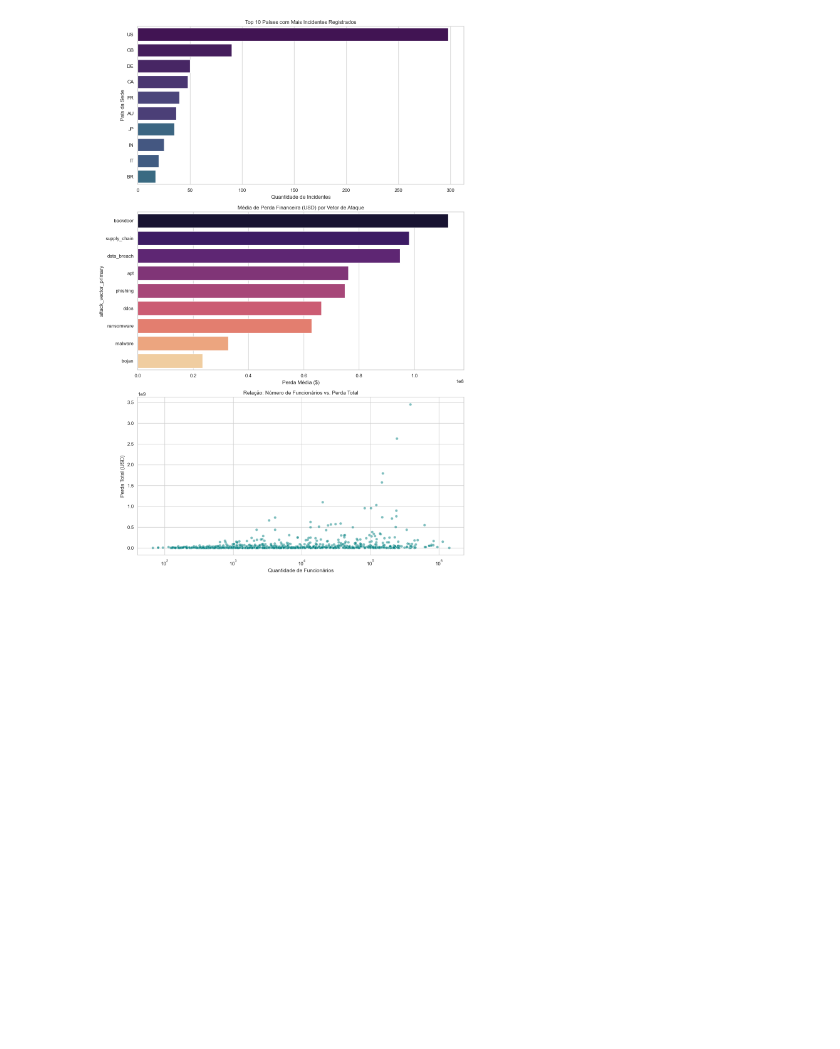
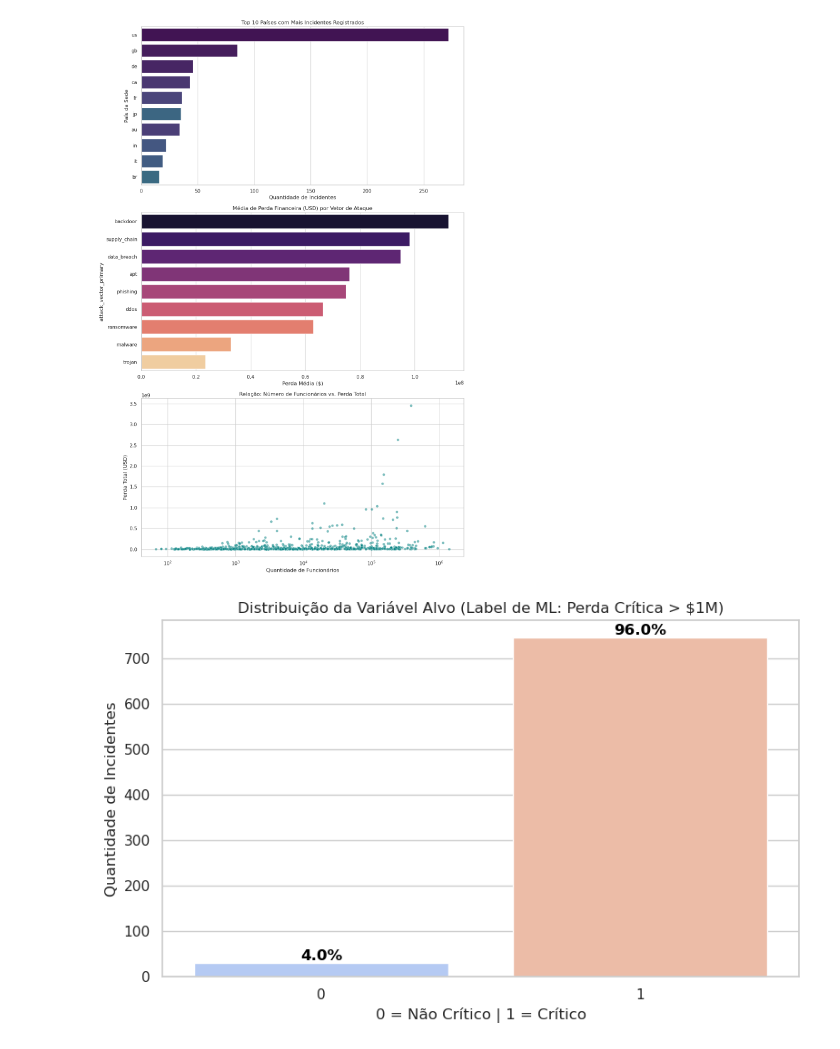
Before and after one commit to LucasCMesquita10/projeto_ciencia_de_dados, a Jupyter notebook: pipeline.ipynb, the cells around one changed output. Cells and saved outputs as stored; diff of their text form; code cells hidden in the pictures; blank space fills up the shorter version.

```diff
--- a/pipeline.ipynb
+++ b/pipeline.ipynb
@@ -281,28 +294,61 @@ Camada Prata gerada com sucesso!
 # %%
+import pandas as pd
+import seaborn as sns
+import matplotlib.pyplot as plt
+
+# ==========================================
+# 1. LEITURA DIRETO DO ARTEFATO FÍSICO (Garantia de Integridade)
+# ==========================================
+df_silver = pd.read_parquet('data/silver/cyber_security_silver.parquet')
+
+# ==========================================
+# 2. PAINEL DE ANÁLISE EXPLORATÓRIA (EDA)
+# ==========================================
 sns.set_theme(style="whitegrid")
 plt.figure(figsize=(12, 18))
 
+# Gráfico 1: Países
 plt.subplot(3, 1, 1)
 sns.countplot(data=df_silver, y='country_hq', order=df_silver['country_hq'].value_counts().iloc[:10].index, hue='country_hq', palette='viridis', legend=False)
 plt.title('Top 10 Países com Mais Incidentes Registrados')
 plt.xlabel('Quantidade de Incidentes')
 plt.ylabel('País da Sede')
 
+# Gráfico 2: Vetor de Ataque vs Perda Financeira
 plt.subplot(3, 1, 2)
-
 media_perda = df_silver.groupby('attack_vector_primary')['total_loss_usd'].mean().sort_values(ascending=False).head(10)
 sns.barplot(x=media_perda.values, y=media_perda.index, hue=media_perda.index, palette='magma', legend=False)
 plt.title('Média de Perda Financeira (USD) por Vetor de Ataque')
 plt.xlabel('Perda Média ($)')
 
+# Gráfico 3: Dispersão (Tamanho da Empresa vs Perda)
 plt.subplot(3, 1, 3)
 sns.scatterplot(data=df_silver, x='employee_count', y='total_loss_usd', alpha=0.5, color='teal')
 plt.title('Relação: Número de Funcionários vs. Perda Total')
 plt.xlabel('Quantidade de Funcionários')
 plt.ylabel('Perda Total (USD)')
 plt.xscale('log')
 
 plt.tight_layout()
 plt.show()
+
+# ==========================================
+# 3. DISTRIBUIÇÃO DA VARIÁVEL ALVO (LABEL)
+# ==========================================
+plt.figure(figsize=(8, 5))
+ax = sns.countplot(data=df_silver, x='label_critical_loss', hue='label_critical_loss', palette='coolwarm', legend=False)
+plt.title('Distribuição da Variável Alvo (Label de ML: Perda Crítica > $1M)')
+plt.xlabel('0 = Não Crítico | 1 = Crítico')
+plt.ylabel('Quantidade de Incidentes')
+
+total = len(df_silver)
+for p in ax.patches:
+    percentage = f'{100 * p.get_height() / total:.1f}%'
+    ax.annotate(percentage, (p.get_x() + p.get_width() / 2., p.get_height()),
+                ha='center', va='bottom', fontsize=12, fontweight='bold', color='black')
+
+plt.tight_layout()
+plt.show()
 # %% [output]
-[figure, old version]
+[figure, new version]
+[figure, added]
```
Also changed, not shown: parts of 3 cells of this notebook.
